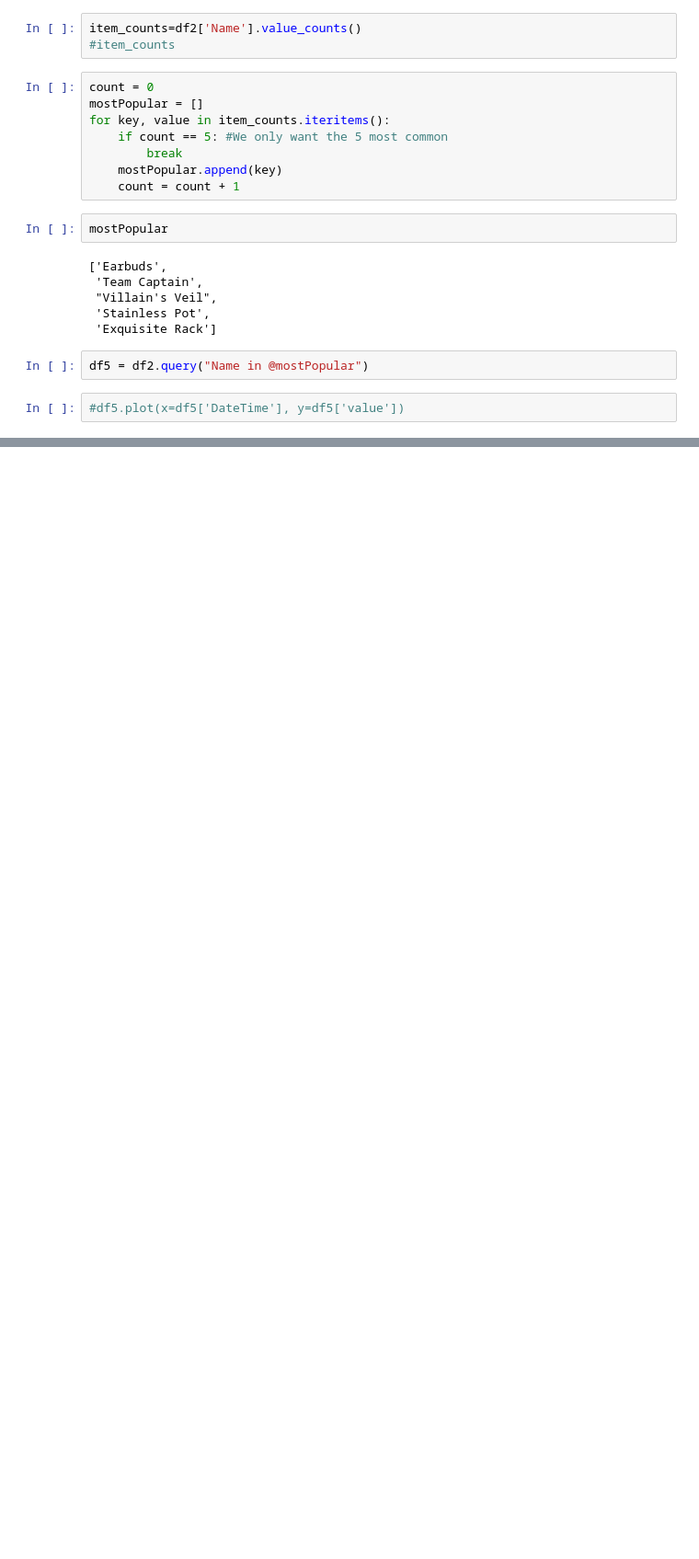
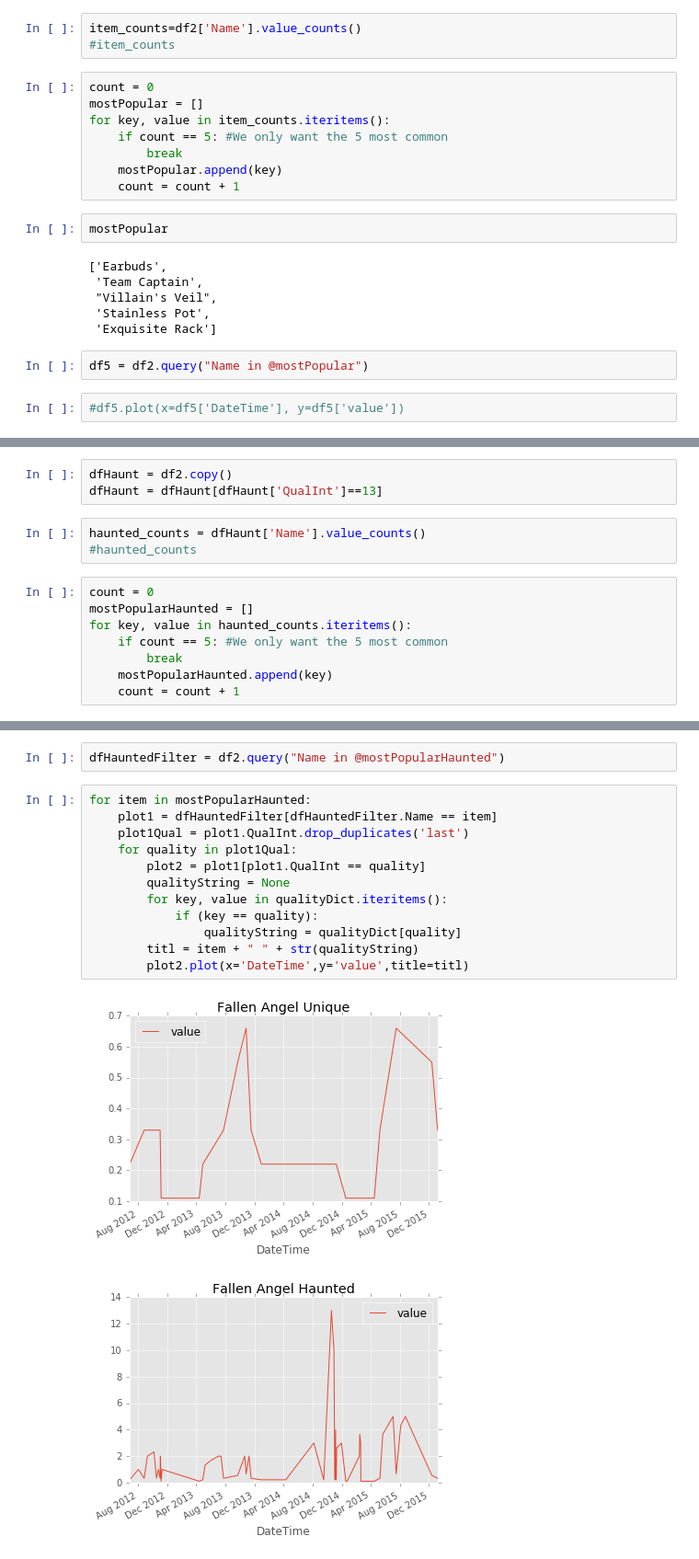
Before and after one commit to NithinPerumal/SteamMarketAnalysis, a Jupyter notebook: IPython Notebook/Nithin's workbook rn.ipynb, the cells around one changed output, grey strips where cells are left out. Shown at 92% size. Drawn from its saved outputs; the diff is of its cells as text; blank space fills up the shorter version.

```diff
--- a/IPython Notebook/Nithin's workbook rn.ipynb
+++ b/IPython Notebook/Nithin's workbook rn.ipynb
@@ -89,0 +92,14 @@ for item in mostPopular:
+# %%
+dfHaunt = df2.copy()
+dfHaunt = dfHaunt[dfHaunt['QualInt']==13]
+# %%
+haunted_counts = dfHaunt['Name'].value_counts()
+#haunted_counts
+# %%
+count = 0
+mostPopularHaunted = []
+for key, value in haunted_counts.iteritems():
+    if count == 5: #We only want the 5 most common
+        break
+    mostPopularHaunted.append(key)
+    count = count + 1
@@ -89,0 +114,17 @@ for item in mostPopular:
+# %%
+dfHauntedFilter = df2.query("Name in @mostPopularHaunted")
+# %%
+for item in mostPopularHaunted:
+    plot1 = dfHauntedFilter[dfHauntedFilter.Name == item]
+    plot1Qual = plot1.QualInt.drop_duplicates('last')
+    for quality in plot1Qual:
+        plot2 = plot1[plot1.QualInt == quality]
+        qualityString = None
+        for key, value in qualityDict.iteritems():
+            if (key == quality):
+                qualityString = qualityDict[quality]
+        titl = item + " " + str(qualityString)
+        plot2.plot(x='DateTime',y='value',title=titl)
+# %% [output]
+[figure, added]
+[figure, added]
```
Also changed, not shown: parts of 4 cells of this notebook, 2 other files.
